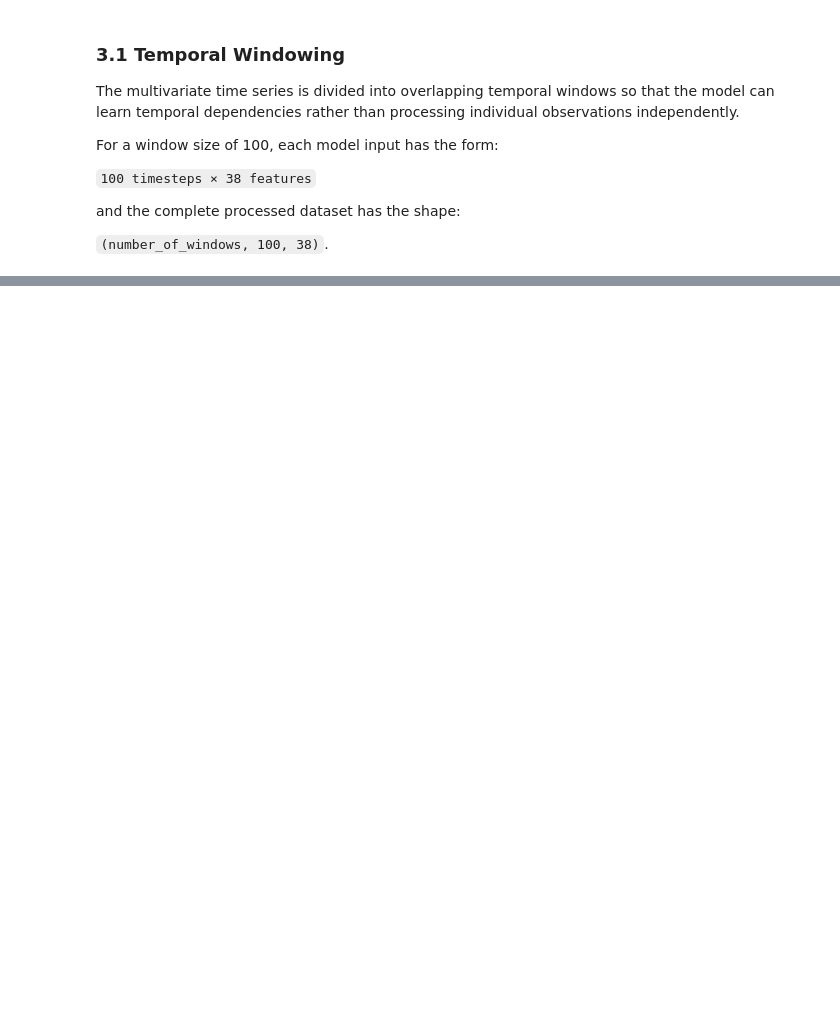
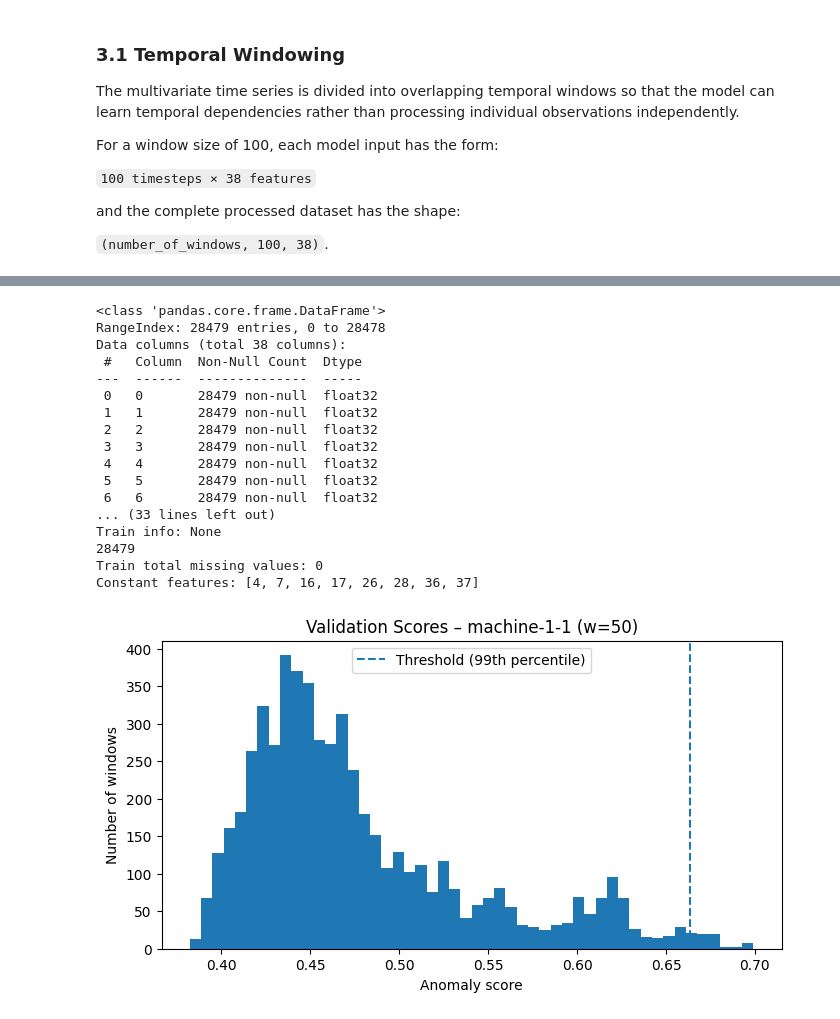
Before and after one commit to VioS11/SensorTwin-SMD, a Jupyter notebook: notebooks/IC3_SMD_Project.ipynb, the cells around one changed output, grey strips where cells are left out. Cells and saved outputs as stored; diff of their text form; code cells hidden in the pictures; blank space fills up the shorter version.

```diff
--- a/notebooks/IC3_SMD_Project.ipynb
+++ b/notebooks/IC3_SMD_Project.ipynb
@@ -551,0 +813,21 @@ Test windows: (28614, 100, 38)
+# %%
+plot_validation_scores("machine-1-1", 50)
+# %% [output]
+<class 'pandas.core.frame.DataFrame'>
+RangeIndex: 28479 entries, 0 to 28478
+Data columns (total 38 columns):
+ #   Column  Non-Null Count  Dtype
+---  ------  --------------  -----
+ 0   0       28479 non-null  float32
+ 1   1       28479 non-null  float32
+ 2   2       28479 non-null  float32
+ 3   3       28479 non-null  float32
+ 4   4       28479 non-null  float32
+ 5   5       28479 non-null  float32
+ 6   6       28479 non-null  float32
+... (33 lines left out)
+Train info: None
+28479
+Train total missing values: 0
+Constant features: [4, 7, 16, 17, 26, 28, 36, 37]
+[figure, added]
```
Also changed, not shown: parts of 35 cells of this notebook.
